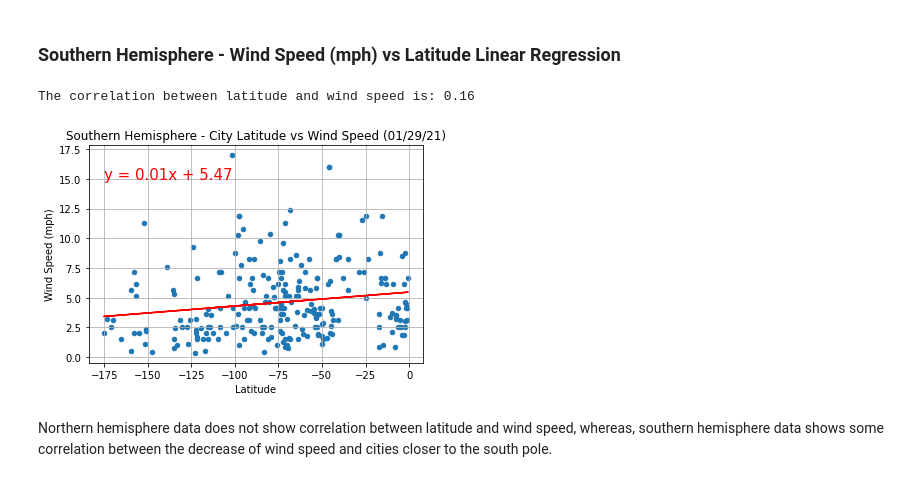
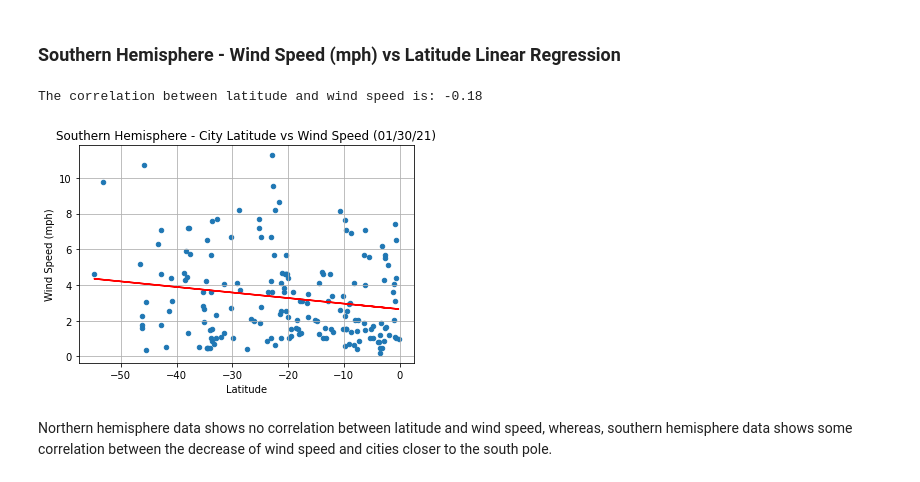
Before and after one commit to JaviPardox/Weather-Vacation-API, a Jupyter notebook: WeatherPy.ipynb, the cells around one changed output. Drawn from its saved outputs; the diff is of its cells as text; code cells hidden in the pictures.

```diff
--- a/WeatherPy.ipynb
+++ b/WeatherPy.ipynb
@@ -73,7 +74,7 @@ for city in cities:
 
     # If a city is found add it to the data frame
     if(weather_json["cod"] != "404"):
-        weather_pd.loc[cities.index(city)] = [weather_json["name"], weather_json["coord"]["lon"], weather_json["coord"]["lat"], weather_json["main"]["temp_max"], weather_json["main"]["humidity"], weather_json["clouds"]["all"], weather_json["wind"]["speed"], weather_json["sys"]["country"], weather_json["dt"]]
+        weather_pd.loc[cities.index(city)] = [weather_json["name"], weather_json["coord"]["lat"], weather_json["coord"]["lon"], weather_json["main"]["temp_max"], weather_json["main"]["humidity"], weather_json["clouds"]["all"], weather_json["wind"]["speed"], weather_json["sys"]["country"], weather_json["dt"]]
 
     else:
         print("City not found. Skipping...")
@@ -100,6 +101,7 @@ Processing Record 614 of 614 | kasongo-lunda
 # %%
 # Convert humidity, cloudiness, and date columns to floats in order to get stats. Quartiles are done with float type variables
 weather_pd = weather_pd.astype({'Humidity': 'float','Cloudiness': 'float','Date': 'float'})
+weather_pd = weather_pd.drop_duplicates()
 weather_pd.to_csv(output_data_file)
 
 weather_pd
@@ -431,25 +433,25 @@ The correlation between latitude and wind speed is: -0.03
 ###  Southern Hemisphere - Wind Speed (mph) vs Latitude Linear Regression
 # %%
 south_hemisphere_cdata.plot.scatter(x="Lat",y="Wind Speed")
-plt.title("Southern Hemisphere - City Latitude vs Wind Speed (01/29/21)")
+plt.title("Southern Hemisphere - City Latitude vs Wind Speed (01/30/21)")
 plt.ylabel("Wind Speed (mph)")
 plt.xlabel("Latitude")
 plt.grid()
 
 # Regression line
 correlation = round(st.pearsonr(south_hemisphere_cdata['Lat'],south_hemisphere_cdata['Wind Speed'])[0],2)
 regression = st.linregress(south_hemisphere_cdata['Lat'], south_hemisphere_cdata['Wind Speed'])
 y_eq = regression[0]*south_hemisphere_cdata['Lat'] + regression[1]
 y_func = "y = " + str(round(regression[0],2)) + "x + " + str(round(regression[1],2))
 
 plt.plot(south_hemisphere_cdata['Lat'],y_eq,color='red')
-plt.annotate(y_func,(-175,15),fontsize=15,color="red")
+plt.annotate(y_func,(-50,12),fontsize=15,color="red")
 print('The correlation between latitude and wind speed is: ' + str(correlation))
 plt.savefig("output_data/south-city_latitude_vs_windspeed")
 
 plt.show()
 # %% [output]
-The correlation between latitude and wind speed is: 0.16
+The correlation between latitude and wind speed is: -0.18
-[figure, old version]
+[figure, new version]
 # %% [markdown]
-Northern hemisphere data does not show correlation between latitude and wind speed, whereas, southern hemisphere data shows some correlation between the decrease of wind speed and cities closer to the south pole.
+Northern hemisphere data shows no correlation between latitude and wind speed, whereas, southern hemisphere data shows some correlation between the decrease of wind speed and cities closer to the south pole.
```
Also changed, not shown: parts of 25 cells of this notebook.
